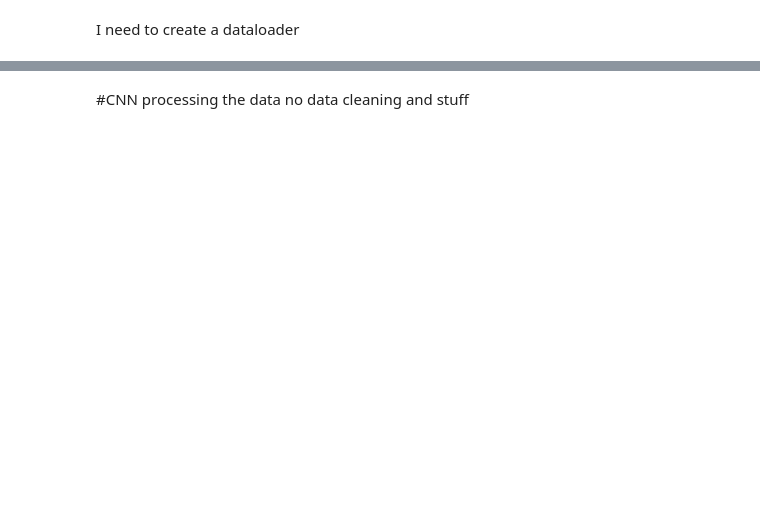
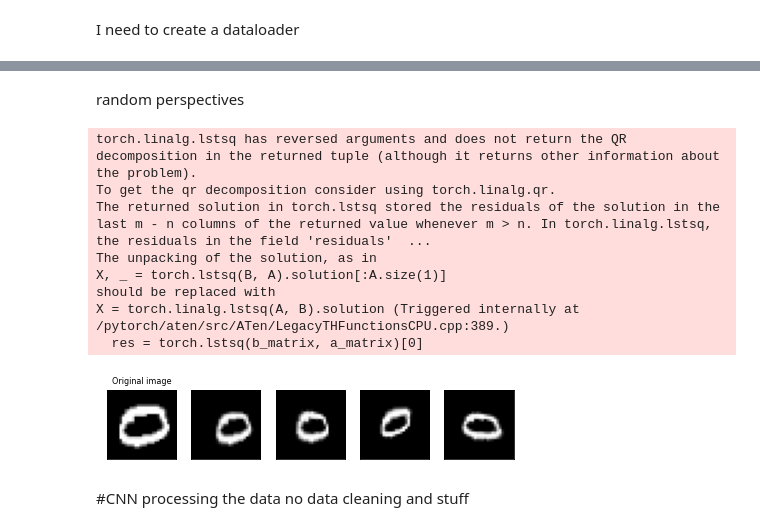
Before and after one commit to asabrems/MNIST_digitRecognizer, a Jupyter notebook: digital_recognizer.ipynb, the cells around one changed output, grey strips where cells are left out. Saved outputs shown, nothing was run; the diff lists cells and outputs as text; code cells hidden in the pictures; blank space fills up the shorter version.

```diff
--- a/digital_recognizer.ipynb
+++ b/digital_recognizer.ipynb
@@ -143,0 +178,16 @@ I need to create a dataloader
+# %% [markdown]
+random perspectives
+# %%
+perspective_transformer = transforms.RandomPerspective(distortion_scale=0.6, p=1.0)
+perspective_imgs = [perspective_transformer(orig_img) for _ in range(4)]
+plot(perspective_imgs)
+# %% [output]
+torch.linalg.lstsq has reversed arguments and does not return the QR decomposition in the returned tuple (although it returns other information about the problem).
+To get the qr decomposition consider using torch.linalg.qr.
+The returned solution in torch.lstsq stored the residuals of the solution in the last m - n columns of the returned value whenever m > n. In torch.linalg.lstsq, the residuals in the field 'residuals'  ...
+The unpacking of the solution, as in
+X, _ = torch.lstsq(B, A).solution[:A.size(1)]
+should be replaced with
+X = torch.linalg.lstsq(A, B).solution (Triggered internally at  /pytorch/aten/src/ATen/LegacyTHFunctionsCPU.cpp:389.)
+  res = torch.lstsq(b_matrix, a_matrix)[0]
+[figure, added]
```
Also changed, not shown: parts of 21 cells of this notebook.
